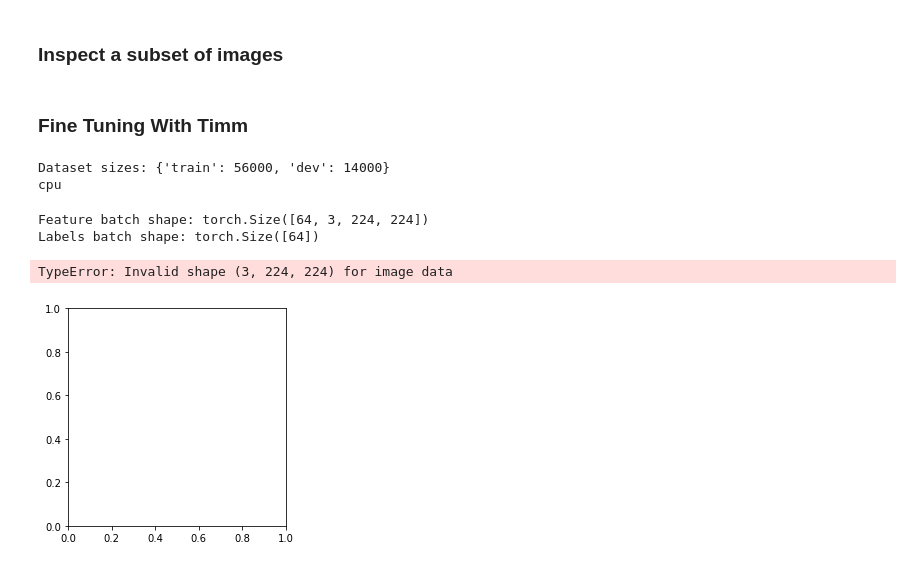
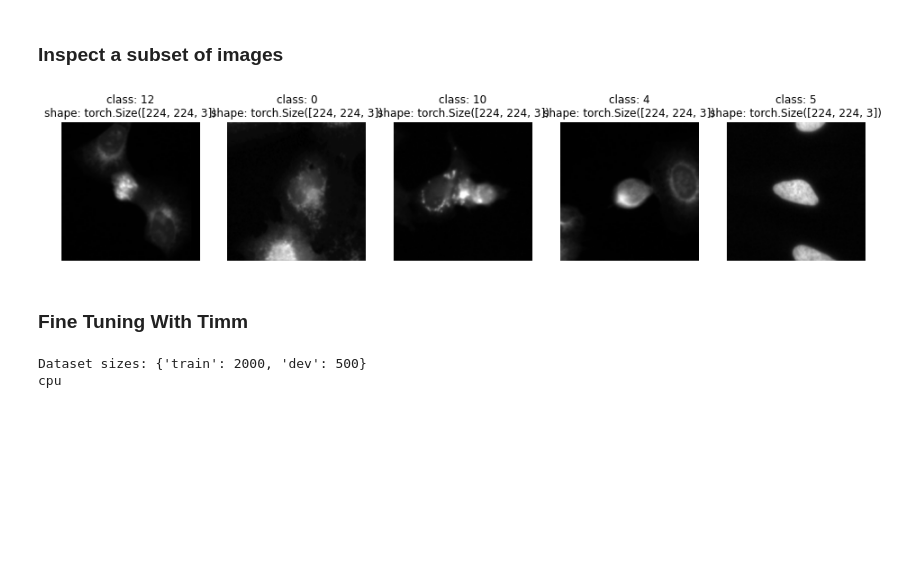
Before and after one commit to cankoc95/cellvit, a Jupyter notebook: maxvittrainvaltest-local-Can.ipynb, the cells around one changed output. Cells and saved outputs as stored; diff of their text form; code cells hidden in the pictures; blank space fills up the shorter version.

```diff
--- a/maxvittrainvaltest-local-Can.ipynb
+++ b/maxvittrainvaltest-local-Can.ipynb
@@ -78,9 +60,10 @@ print(len(class_labels_to_int))
 14
 # %%
 class CFG:
-  data_dir = CELL_PAINTING_DIR + "/cache"
+  data_dir = CELL_PAINTING_DIR + "/cache/small"
   debug = False
   n_gpu = 0
+  device = "cpu" # ['cpu', 'mps']
   img_size = 224
   ### total # of classes in this dataset
   num_classes = len(class_labels_to_int)
@@ -121,6 +104,6 @@ from maxvit_dataset import MaxVitDataset
 # %% [markdown]
 ### Check to see if custom Dataset is working
 # %%
-# training_data = MaxVitDataset(CFG, "train")
-# dev_data = MaxVitDataset(CFG, "dev")
+training_data = MaxVitDataset(CFG, "train")
+dev_data = MaxVitDataset(CFG, "dev")
 # %%
@@ -177,7 +199,9 @@ def display_random_images(dataset: torch.utils.data.dataset.Dataset,
             title = title + f"\nshape: {targ_image_adjust.shape}"
         plt.title(title)
 # %%
-# display_random_images(training_data, n=5)
+display_random_images(training_data, n=5)
+# %% [output]
+[figure, added]
 # %% [markdown]
 ### Fine Tuning With Timm
 # %%
@@ -234,26 +258,11 @@ dataset_sizes = {x: len(image_datasets[x]) for x in ['train', 'dev']}
 # class_names = image_datasets['train'].classes
 print(f"Dataset sizes: {dataset_sizes}")
 
-device = torch.device("cuda:0" if torch.cuda.is_available() else "cpu")
+device = torch.device("cuda:0" if torch.cuda.is_available() else CFG.device)
 print(device)
 # %% [output]
-Dataset sizes: {'train': 56000, 'dev': 14000}
+Dataset sizes: {'train': 2000, 'dev': 500}
 cpu
-# %%
-# Display image and label.
-train_features, train_labels = next(iter(dataloaders['train']))
-print(f"Feature batch shape: {train_features.size()}")
-print(f"Labels batch shape: {train_labels.size()}")
-img = train_features[0].squeeze()
-label = train_labels[0]
-plt.imshow(img, cmap="gray")
-plt.show()
-print(f"Label: {label}")
-# %% [output]
-Feature batch shape: torch.Size([64, 3, 224, 224])
-Labels batch shape: torch.Size([64])
-TypeError: Invalid shape (3, 224, 224) for image data
-[figure, removed]
 # %%
 import random
 def set_seed(cfg):
```
Also changed, not shown: parts of 5 cells of this notebook, 1 other file.
